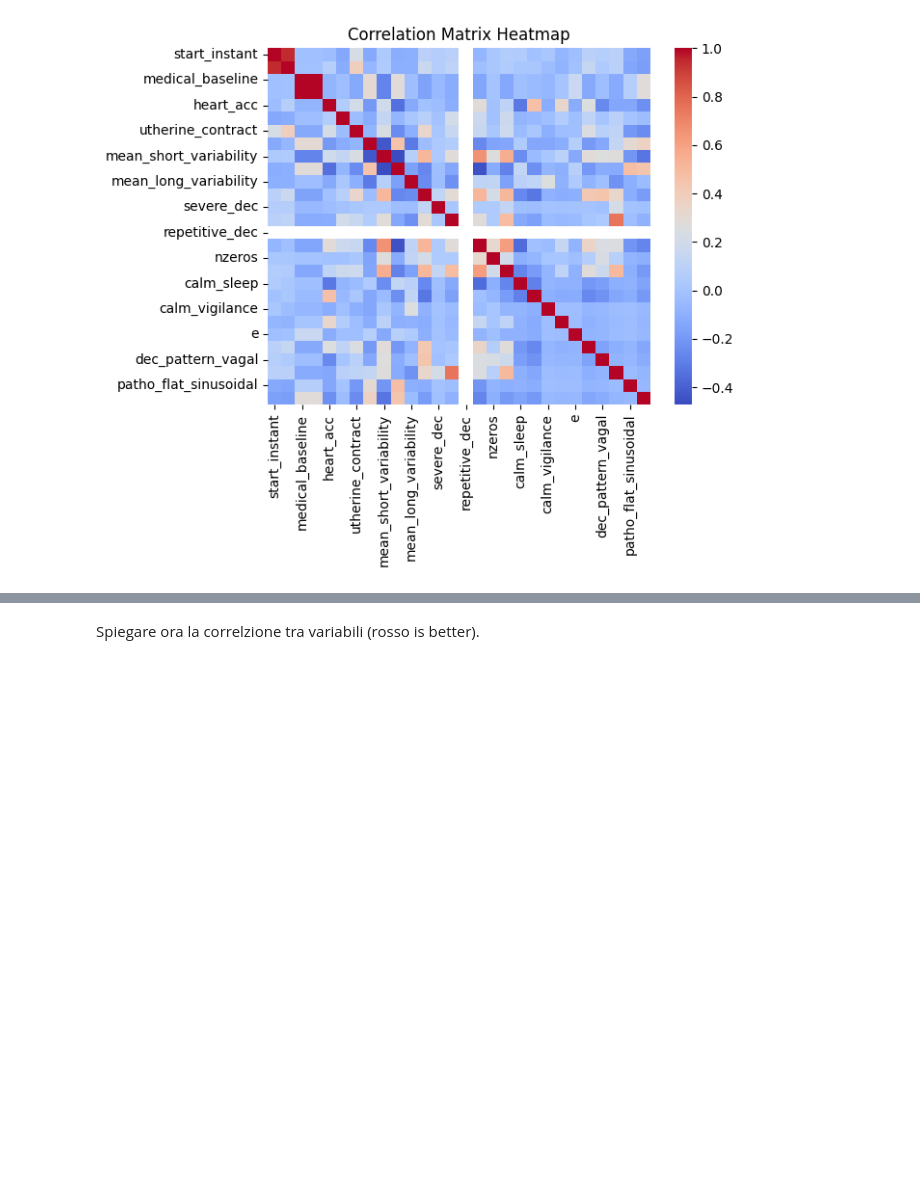
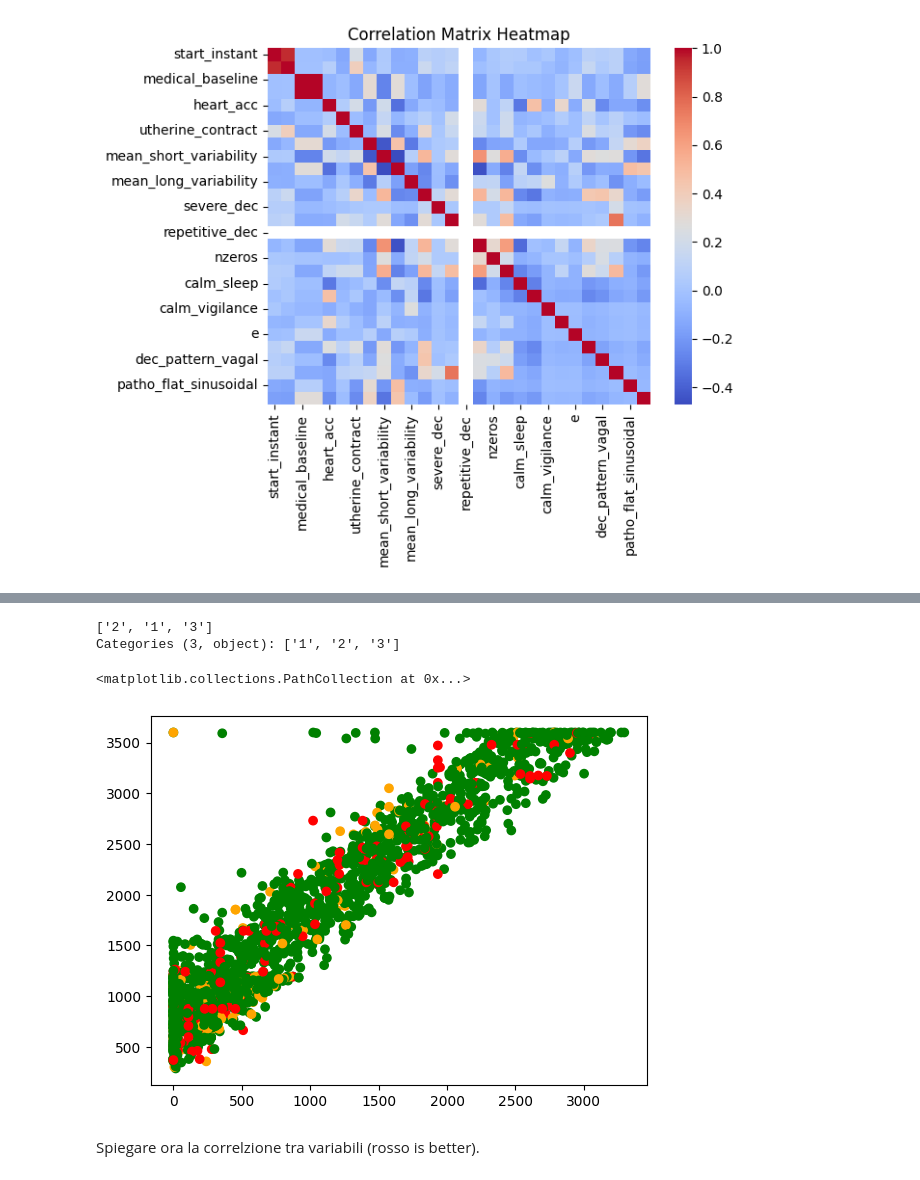
Before and after one commit to S-furi/CardioML, a Jupyter notebook: notebooks/cardio_ml.ipynb, the cells around one changed output, grey strips where cells are left out. Saved outputs shown, nothing was run; the diff lists cells and outputs as text; code cells hidden in the pictures; blank space fills up the shorter version.

Commit message:
created color map for the scatter

```diff
--- a/notebooks/cardio_ml.ipynb
+++ b/notebooks/cardio_ml.ipynb
@@ -192,0 +202,19 @@ Text(0.5, 1.0, 'Correlation Matrix Heatmap')
+# %%
+color_map = {
+    '1':"Green",
+    '2':"Orange",
+    '3':"Red"
+}
+df["nsp"].unique()
+# %% [output]
+['2', '1', '3']
+Categories (3, object): ['1', '2', '3']
+# %%
+colors = [color_map[val] for val in df["nsp"]]
+
+x = df["start_instant"]
+y = df["end_instant"]
+plt.scatter(x=x, y=y, c=colors)
+# %% [output]
+<matplotlib.collections.PathCollection at 0x...>
+[figure, added]
```
Also changed, not shown: parts of 6 cells of this notebook.
